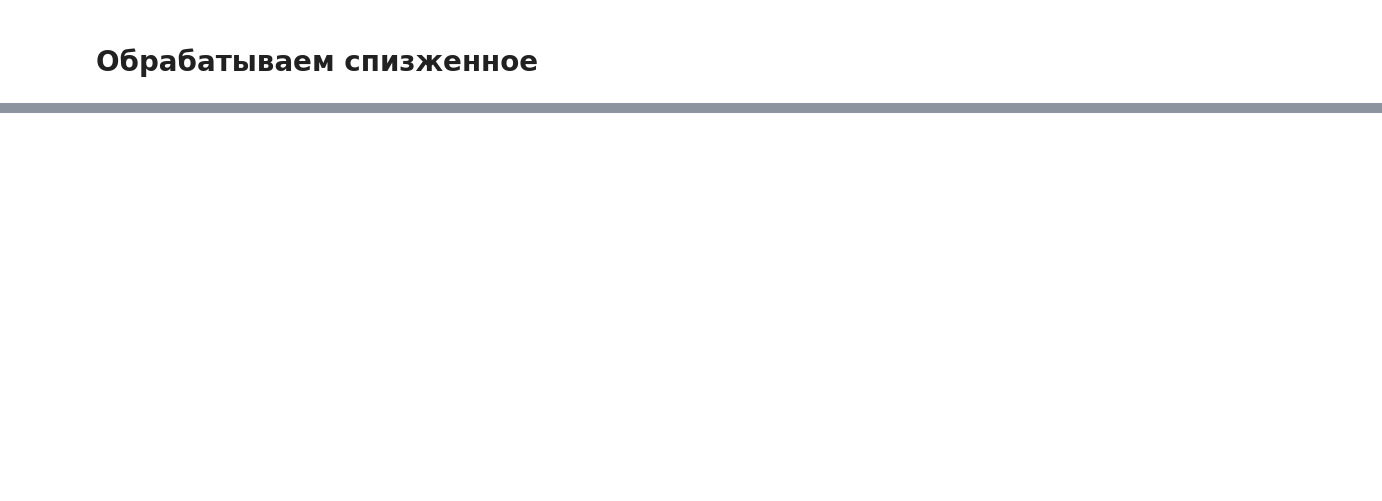
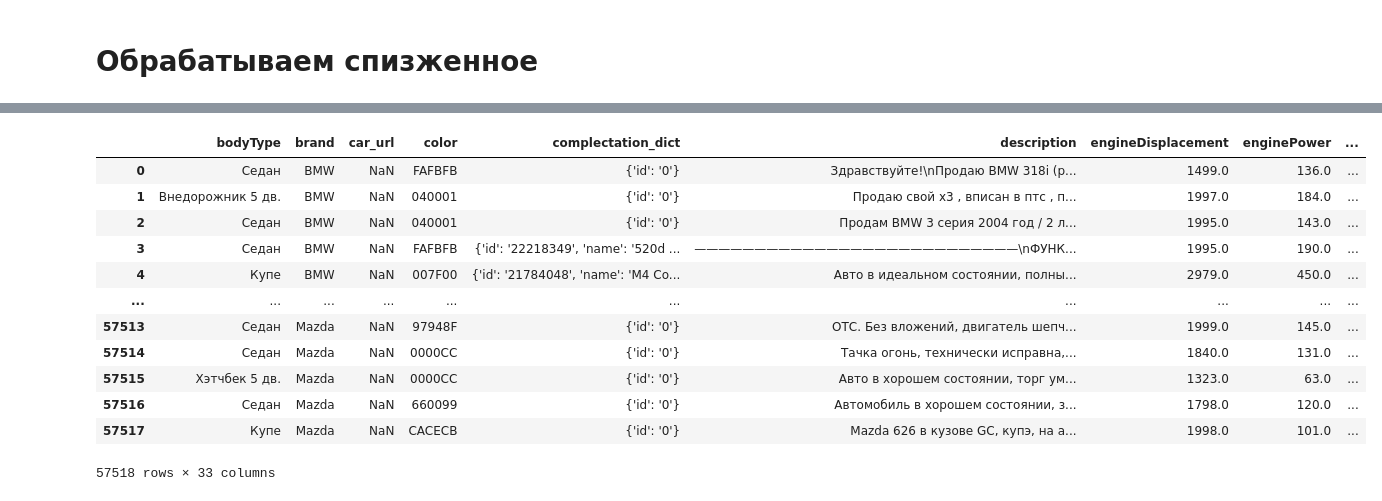
Before and after one commit to Paull-dark/PET_Projects_-SF-, a Jupyter notebook: module_6_Cars/Data_collector.ipynb, the cells around one changed output, grey strips where cells are left out. Drawn from its saved outputs; the diff is of its cells as text; code cells hidden in the pictures; blank space fills up the shorter version.

```diff
--- a/module_6_Cars/Data_collector.ipynb
+++ b/module_6_Cars/Data_collector.ipynb
@@ -342,0 +374,18 @@ df.to_csv('train_parsed_18_05_21.csv', index = False)
+# %%
+df_train = pd.read_csv('train_parsed_20_05_21.csv')
+# %%
+df_train
+# %% [output]
+|  | bodyType | brand | car_url | color | complectation_dict | description | engineDisplacement | enginePower | ... |
+| 0 | Седан | BMW | NaN | FAFBFB | {'id': '0'} | Здравствуйте!\nПродаю BMW 318i (р... | 1499.0 | 136.0 | ... |
+| 1 | Внедорожник 5 дв. | BMW | NaN | 040001 | {'id': '0'} | Продаю свой х3 , вписан в птс , п... | 1997.0 | 184.0 | ... |
+| 2 | Седан | BMW | NaN | 040001 | {'id': '0'} | Продам BMW 3 серия 2004 год / 2 л... | 1995.0 | 143.0 | ... |
+| 3 | Седан | BMW | NaN | FAFBFB | {'id': '22218349', 'name': '520d ... | ———————————————————————————\nФУНК... | 1995.0 | 190.0 | ... |
+| 4 | Купе | BMW | NaN | 007F00 | {'id': '21784048', 'name': 'M4 Co... | Авто в идеальном состоянии, полны... | 2979.0 | 450.0 | ... |
+| ... | ... | ... | ... | ... | ... | ... | ... | ... | ... |
+| 57513 | Седан | Mazda | NaN | 97948F | {'id': '0'} | ОТС. Без вложений, двигатель шепч... | 1999.0 | 145.0 | ... |
+| 57514 | Седан | Mazda | NaN | 0000CC | {'id': '0'} | Тачка огонь, технически исправна,... | 1840.0 | 131.0 | ... |
+| 57515 | Хэтчбек 5 дв. | Mazda | NaN | 0000CC | {'id': '0'} | Авто в хорошем состоянии, торг ум... | 1323.0 | 63.0 | ... |
+| 57516 | Седан | Mazda | NaN | 660099 | {'id': '0'} | Автомобиль в хорошем состоянии, з... | 1798.0 | 120.0 | ... |
+| 57517 | Купе | Mazda | NaN | CACECB | {'id': '0'} | Mazda 626 в кузове GC, купэ, на а... | 1998.0 | 101.0 | ... |
+57518 rows × 33 columns
```
Also changed, not shown: parts of 19 cells of this notebook, 1 other file.
